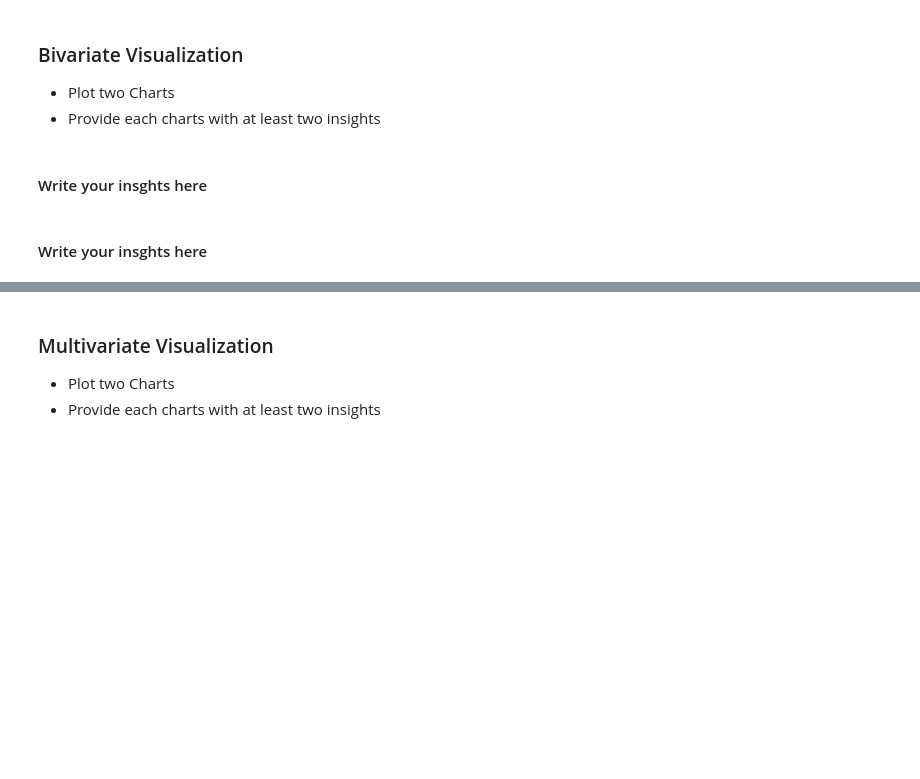
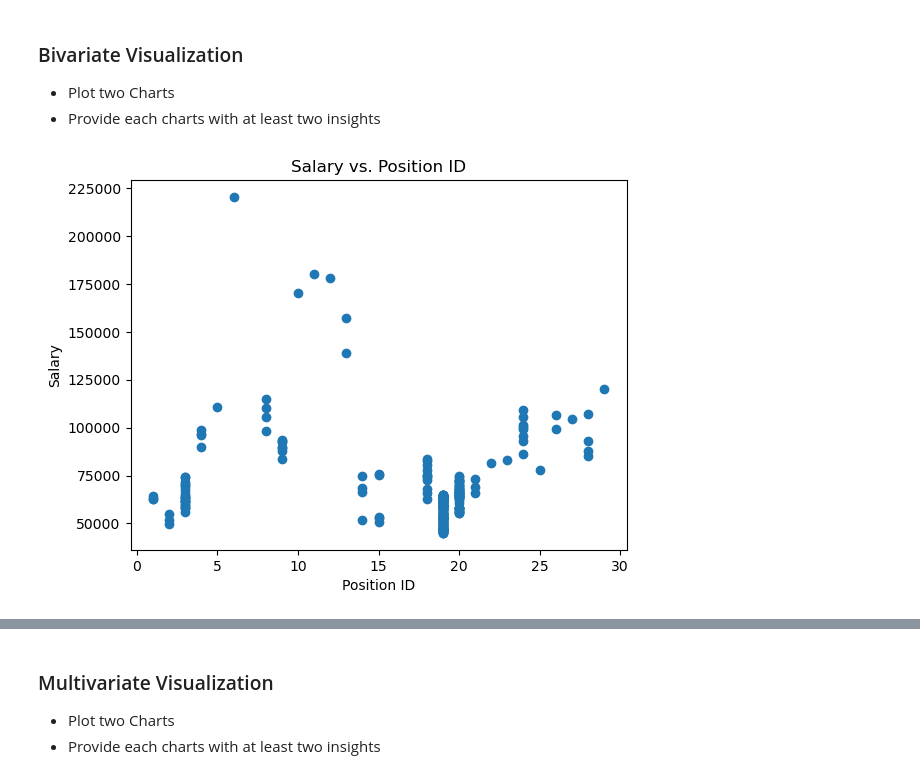
Before and after one commit to Tuwaiq-Data-Science-Bootcamp-V2/EDA-Lab1, a Jupyter notebook: EDA_Assignment .ipynb, the cells around one changed output, grey strips where cells are left out. Drawn from its saved outputs; the diff is of its cells as text; code cells hidden in the pictures; blank space fills up the shorter version.

```diff
--- a/EDA_Assignment .ipynb
+++ b/EDA_Assignment .ipynb
@@ -14,7 +67,11 @@
 ### Bivariate Visualization
 * Plot two Charts
 * Provide each charts with at least two insights
-# %% [markdown]
-#### Write your insghts here
-# %% [markdown]
-#### Write your insghts here
+# %%
+plt.scatter(df["PositionID"], df["Salary"])
+plt.xlabel("Position ID")
+plt.ylabel("Salary")
+plt.title("Salary vs. Position ID")
+plt.show()
+# %% [output]
+[figure, added]
```
Also changed, not shown: parts of 18 cells of this notebook, 1 other file.
